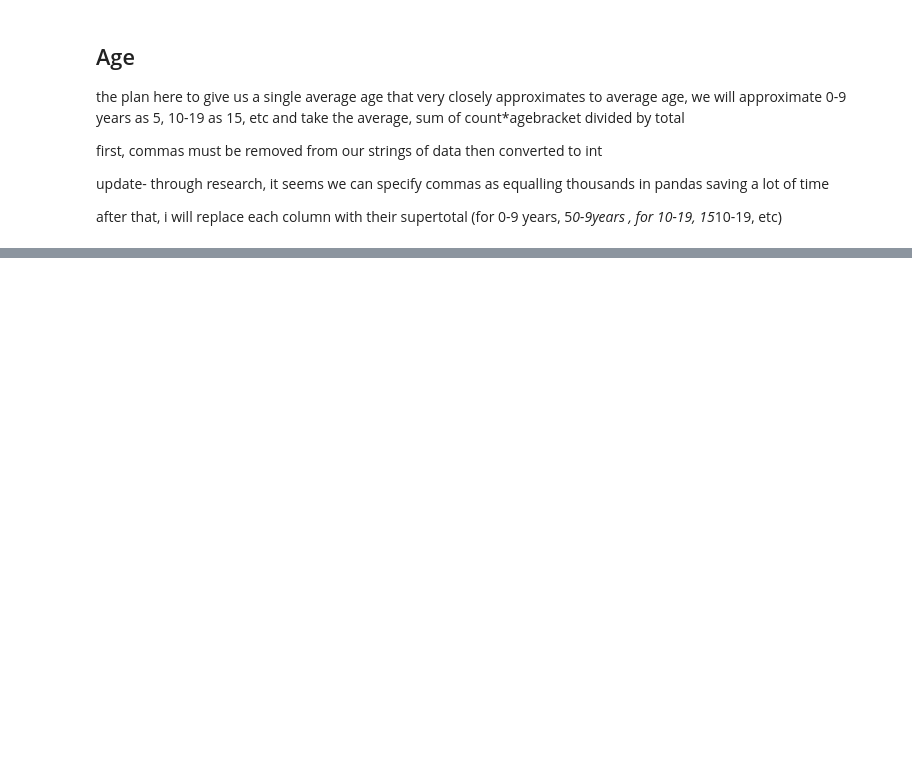
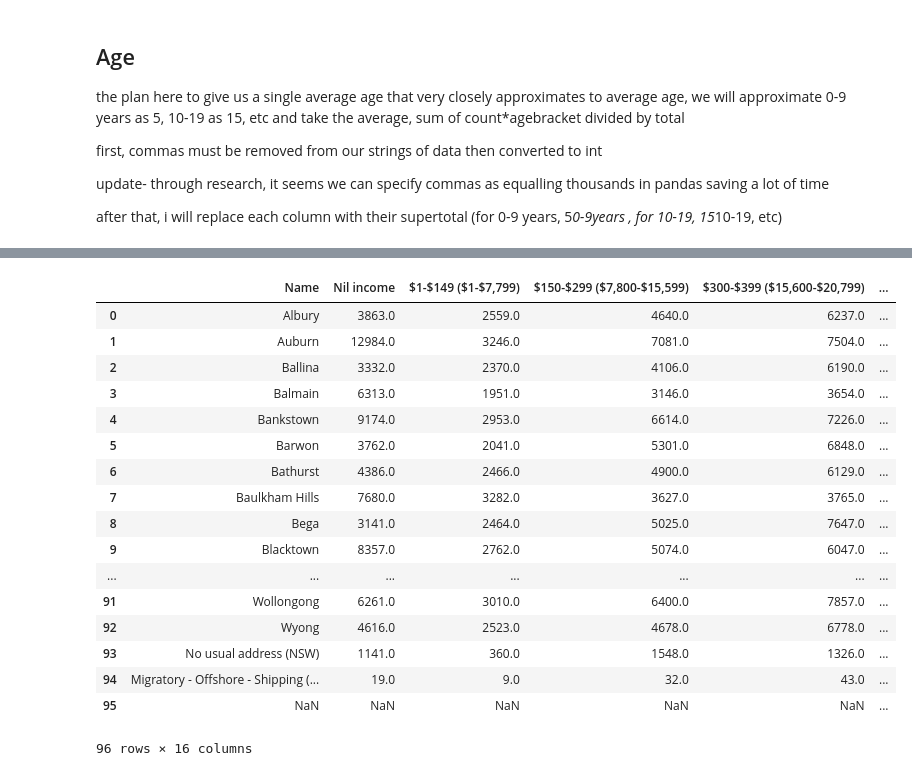
Before and after one commit to garyliu427/data-science-project-2019, a Jupyter notebook: Group Assignment Working notebook.ipynb, the cells around one changed output, grey strips where cells are left out. Saved outputs shown, nothing was run; the diff lists cells and outputs as text; code cells hidden in the pictures; blank space fills up the shorter version.

```diff
--- a/Group Assignment Working notebook.ipynb
+++ b/Group Assignment Working notebook.ipynb
@@ -126,0 +151,23 @@ Age = Age.drop(['0-9 years','10-19 years','20-29 years','30-39 years','40-49 yea
+# %%
+Income=pd.read_csv('Unclean Data/Weekly income - Unclean.csv',thousands = ',')
+# %%
+Income[75]=0.75*1− 149 ( 1− 7,799)
+# %% [output]
+|  | Name | Nil income | $1-$149 ($1-$7,799) | $150-$299 ($7,800-$15,599) | $300-$399 ($15,600-$20,799) | ... |
+| 0 | Albury | 3863.0 | 2559.0 | 4640.0 | 6237.0 | ... |
+| 1 | Auburn | 12984.0 | 3246.0 | 7081.0 | 7504.0 | ... |
+| 2 | Ballina | 3332.0 | 2370.0 | 4106.0 | 6190.0 | ... |
+| 3 | Balmain | 6313.0 | 1951.0 | 3146.0 | 3654.0 | ... |
+| 4 | Bankstown | 9174.0 | 2953.0 | 6614.0 | 7226.0 | ... |
+| 5 | Barwon | 3762.0 | 2041.0 | 5301.0 | 6848.0 | ... |
+| 6 | Bathurst | 4386.0 | 2466.0 | 4900.0 | 6129.0 | ... |
+| 7 | Baulkham Hills | 7680.0 | 3282.0 | 3627.0 | 3765.0 | ... |
+| 8 | Bega | 3141.0 | 2464.0 | 5025.0 | 7647.0 | ... |
+| 9 | Blacktown | 8357.0 | 2762.0 | 5074.0 | 6047.0 | ... |
+| ... | ... | ... | ... | ... | ... | ... |
+| 91 | Wollongong | 6261.0 | 3010.0 | 6400.0 | 7857.0 | ... |
+| 92 | Wyong | 4616.0 | 2523.0 | 4678.0 | 6778.0 | ... |
+| 93 | No usual address (NSW) | 1141.0 | 360.0 | 1548.0 | 1326.0 | ... |
+| 94 | Migratory - Offshore - Shipping (... | 19.0 | 9.0 | 32.0 | 43.0 | ... |
+| 95 | NaN | NaN | NaN | NaN | NaN | ... |
+96 rows × 16 columns
```
Also changed, not shown: parts of 16 cells of this notebook, 2 other files.
